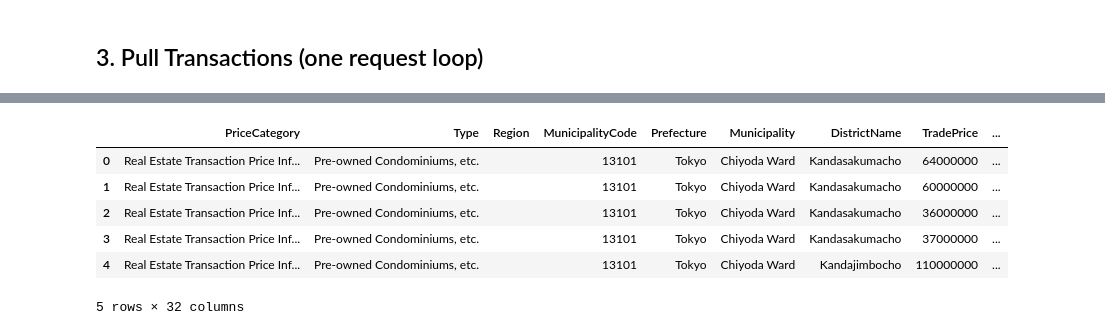
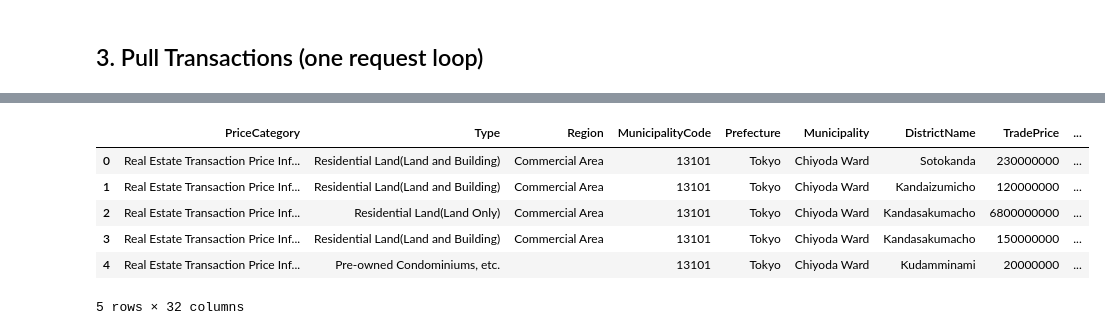
Before and after one commit to ignitesplash101/Project, a Jupyter notebook: test_notebooks/01_hedonic_index.ipynb, the cells around one changed output, grey strips where cells are left out. Cells and saved outputs as stored; diff of their text form; code cells hidden in the pictures.

Commit message:
generated full transactions dataset from 2005 to 2025

```diff
--- a/test_notebooks/01_hedonic_index.ipynb
+++ b/test_notebooks/01_hedonic_index.ipynb
@@ -22,7 +22,7 @@ assert MLIT_API_KEY, 'MLIT_API_KEY not found in ../.env'
 HEADERS = {'Ocp-Apim-Subscription-Key': MLIT_API_KEY}
 
 # Target time window (adjust as needed)
-YEARS = list(range(2023, 2024))
+YEARS = list(range(2005, 2026))
 QUARTERS = [1, 2, 3, 4]
 # %% [markdown]
 ## 2. Municipality Lists
@@ -72,35 +83,56 @@ pd.DataFrame(TOKYO_WARDS + SENDAI_WARDS).head()
 # %% [markdown]
 ## 3. Pull Transactions (one request loop)
 # %%
-def fetch_transactions(city_code, year, quarter, language='en'):
-    response = requests.get(
-        'https://www.reinfolib.mlit.go.jp/ex-api/external/XIT001',
-        headers=HEADERS,
-        params={
-            'priceClassification': '01',
-            'year': year,
-            'quarter': quarter,
-            'city': city_code,
-            'language': language,
-        },
-        timeout=60
-    )
-    response.raise_for_status()
-    return response.json().get('data', [])
+def fetch_transactions(city_code, year, quarter, language='en', retries=3):
+    for attempt in range(retries):
+        try:
+            response = requests.get(
+                'https://www.reinfolib.mlit.go.jp/ex-api/external/XIT001',
+                headers=HEADERS,
+                params={
+                    'priceClassification': '01',
+                    'year': year,
+                    'quarter': quarter,
+                    'city': city_code,
+                    'language': language,
+                },
+                timeout=60
+            )
+            response.raise_for_status()
+            return response.json().get('data', [])
+        except requests.HTTPError as exc:
+            if attempt == retries - 1:
+                print(f"{city_code} {year}Q{quarter} failed: {exc}")
+                return []
+        except requests.RequestException as exc:
+            if attempt == retries - 1:
+                print(f"{city_code} {year}Q{quarter} error: {exc}")
+                return []
 
-records = []
+batch_records = []
 municipalities = TOKYO_WARDS + SENDAI_WARDS
-for muni in municipalities:
-    for year in YEARS:
-        for quarter in QUARTERS:
-            data = fetch_transactions(muni['id'], year, quarter)
-            for row in data:
-                row['CityCode'] = muni['id']
-                row['AreaLabel'] = muni['name']
-                row['YearParam'] = year
-                row['QuarterParam'] = quarter
-                records.append(row)
-print(f'Transactions pulled: {len(records):,}')
-transactions_df = pd.DataFrame(records)
+year_batches = [list(range(start, min(start + 5, YEARS[-1] + 1))) for start in range(YEARS[0], YEARS[-1] + 1, 5)]
+
+for batch_years in year_batches:
+    print(f"Pulling years {batch_years[0]}-{batch_years[-1]}...")
+    part_records = []
+    for muni in municipalities:
+        for year in batch_years:
+            for quarter in QUARTERS:
+                rows = fetch_transactions(muni['id'], year, quarter)
+                for row in rows:
+                    row['CityCode'] = muni['id']
+                    row['AreaLabel'] = muni['name']
+                    row['YearParam'] = year
+                    row['QuarterParam'] = quarter
+                    part_records.append(row)
+    if part_records:
+        batch_df = pd.DataFrame(part_records)
+        print(f"  • {len(batch_df):,} rows in this batch")
+        batch_records.append(batch_df)
+
+transactions_df = pd.concat(batch_records, ignore_index=True)
+print(f"Transactions pulled (raw): {len(transactions_df):,}")
+print(f"Columns returned: {sorted(transactions_df.columns.tolist())}")
 transactions_df.head()
 # %% [output]
@@ -108,7 +156,7 @@ Transactions pulled: 26,454
 |  | PriceCategory | Type | Region | MunicipalityCode | Prefecture | Municipality | DistrictName | TradePrice | ... |
-| 0 | Real Estate Transaction Price Inf... | Pre-owned Condominiums, etc. |  | 13101 | Tokyo | Chiyoda Ward | Kandasakumacho | 64000000 | ... |
-| 1 | Real Estate Transaction Price Inf... | Pre-owned Condominiums, etc. |  | 13101 | Tokyo | Chiyoda Ward | Kandasakumacho | 60000000 | ... |
-| 2 | Real Estate Transaction Price Inf... | Pre-owned Condominiums, etc. |  | 13101 | Tokyo | Chiyoda Ward | Kandasakumacho | 36000000 | ... |
-| 3 | Real Estate Transaction Price Inf... | Pre-owned Condominiums, etc. |  | 13101 | Tokyo | Chiyoda Ward | Kandasakumacho | 37000000 | ... |
-| 4 | Real Estate Transaction Price Inf... | Pre-owned Condominiums, etc. |  | 13101 | Tokyo | Chiyoda Ward | Kandajimbocho | 110000000 | ... |
+| 0 | Real Estate Transaction Price Inf... | Residential Land(Land and Building) | Commercial Area | 13101 | Tokyo | Chiyoda Ward | Sotokanda | 230000000 | ... |
+| 1 | Real Estate Transaction Price Inf... | Residential Land(Land and Building) | Commercial Area | 13101 | Tokyo | Chiyoda Ward | Kandaizumicho | 120000000 | ... |
+| 2 | Real Estate Transaction Price Inf... | Residential Land(Land Only) | Commercial Area | 13101 | Tokyo | Chiyoda Ward | Kandasakumacho | 6800000000 | ... |
+| 3 | Real Estate Transaction Price Inf... | Residential Land(Land and Building) | Commercial Area | 13101 | Tokyo | Chiyoda Ward | Kandasakumacho | 150000000 | ... |
+| 4 | Real Estate Transaction Price Inf... | Pre-owned Condominiums, etc. |  | 13101 | Tokyo | Chiyoda Ward | Kudamminami | 20000000 | ... |
 5 rows × 32 columns
```
Also changed, not shown: parts of 7 cells of this notebook, 2 other files.
